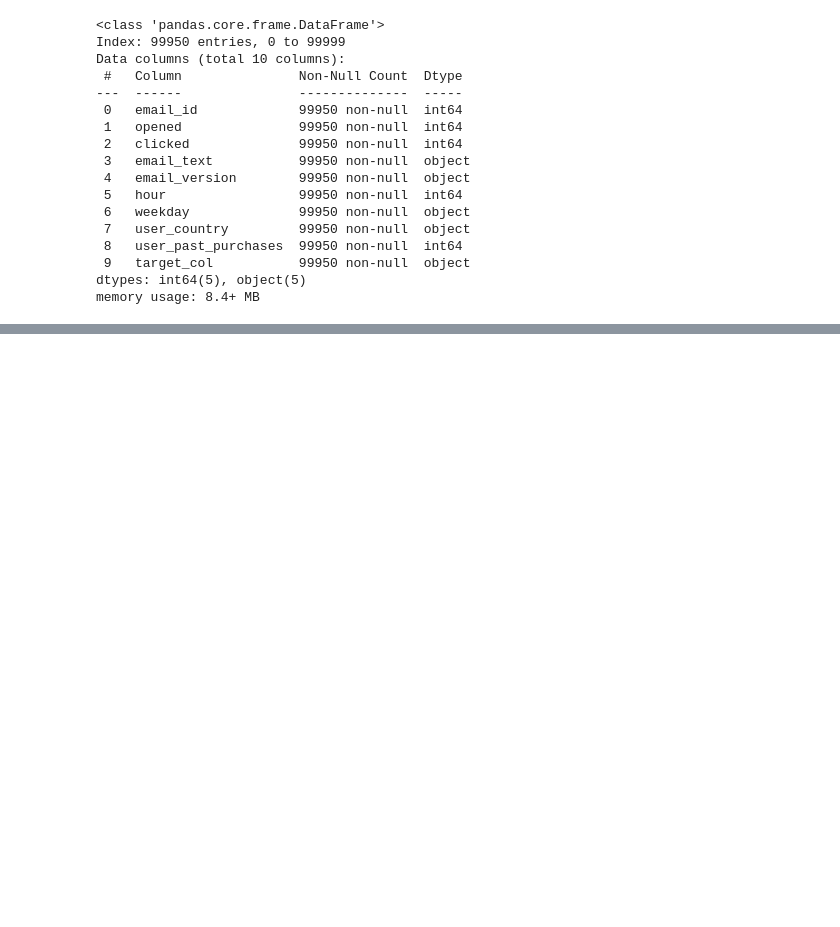
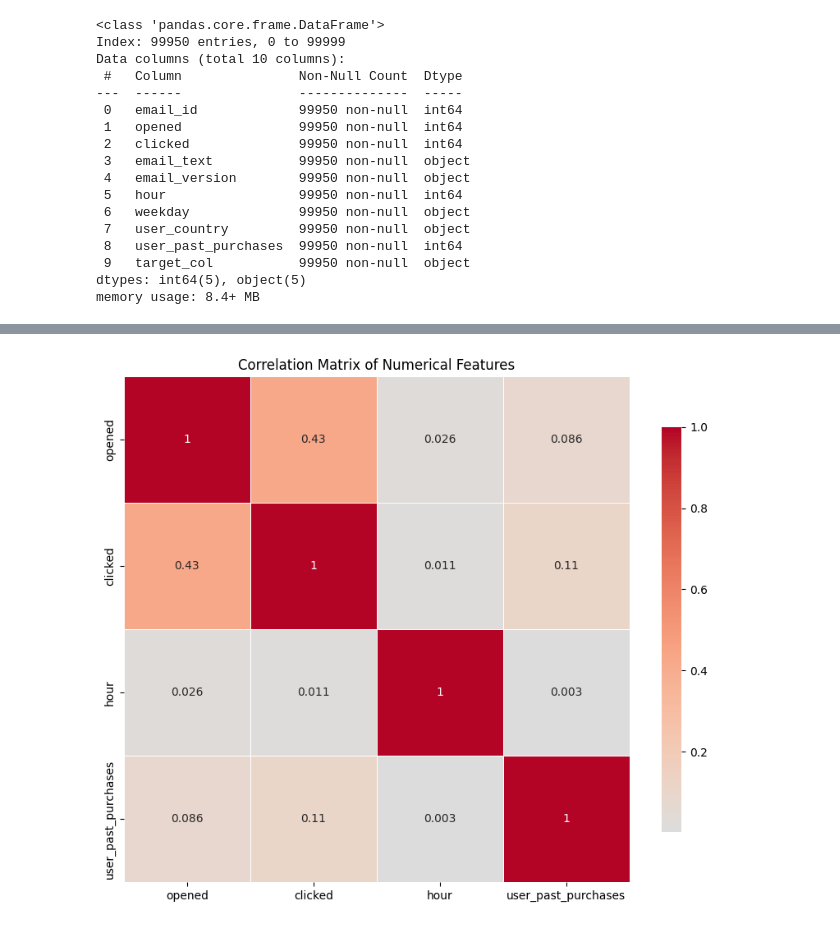
Before and after one commit to anushka3690/Email_marketing, a Jupyter notebook: notebook.ipynb, the cells around one changed output, grey strips where cells are left out. Saved outputs shown, nothing was run; the diff lists cells and outputs as text; code cells hidden in the pictures; blank space fills up the shorter version.

```diff
--- a/notebook.ipynb
+++ b/notebook.ipynb
@@ -181,0 +212,9 @@ memory usage: 8.4+ MB
+# %%
+plt.figure(figsize=(10, 8))
+correlation_matrix = df[num_col].corr()
+sns.heatmap(correlation_matrix, annot=True, cmap='coolwarm', center=0,
+            square=True, linewidths=0.5, cbar_kws={"shrink": .8})
+plt.title('Correlation Matrix of Numerical Features')
+plt.show()
+# %% [output]
+[figure, added]
```
Also changed, not shown: parts of 7 cells of this notebook.
